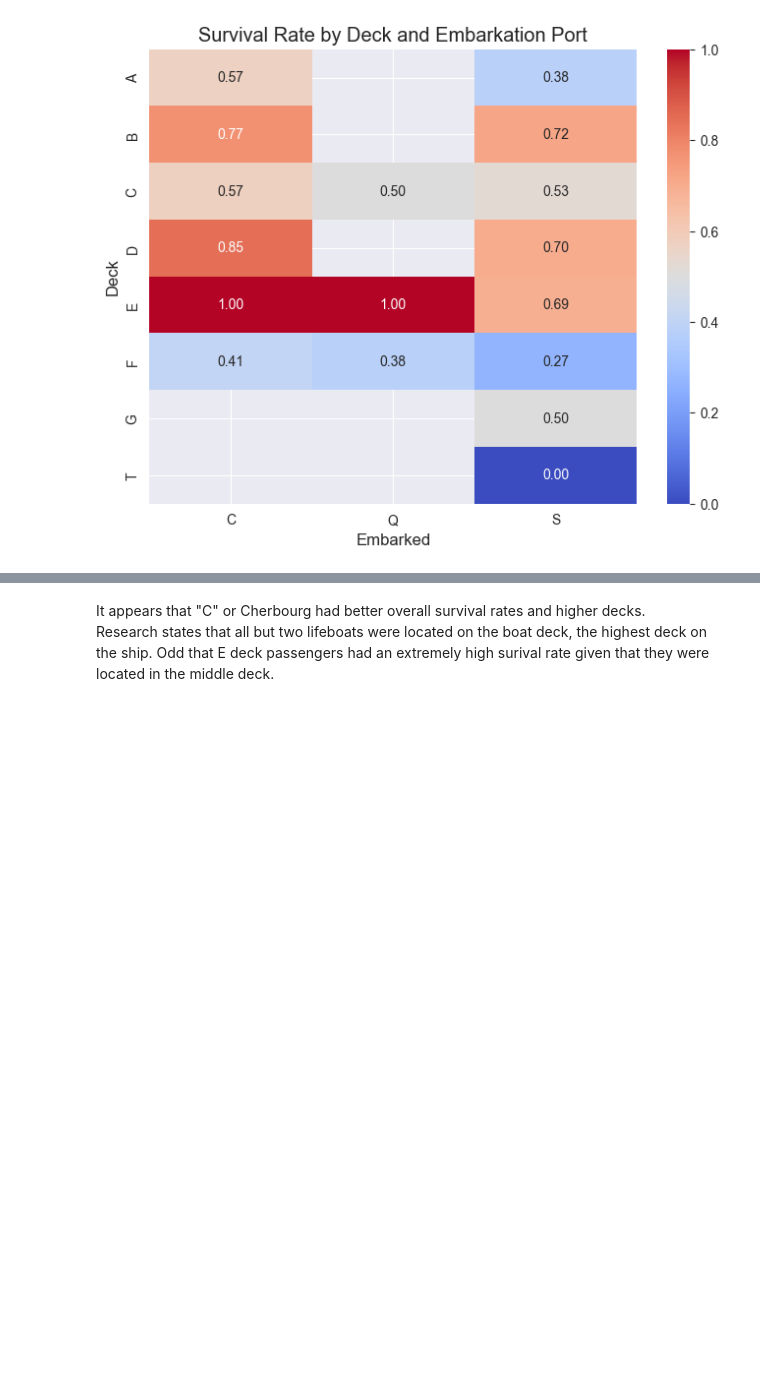
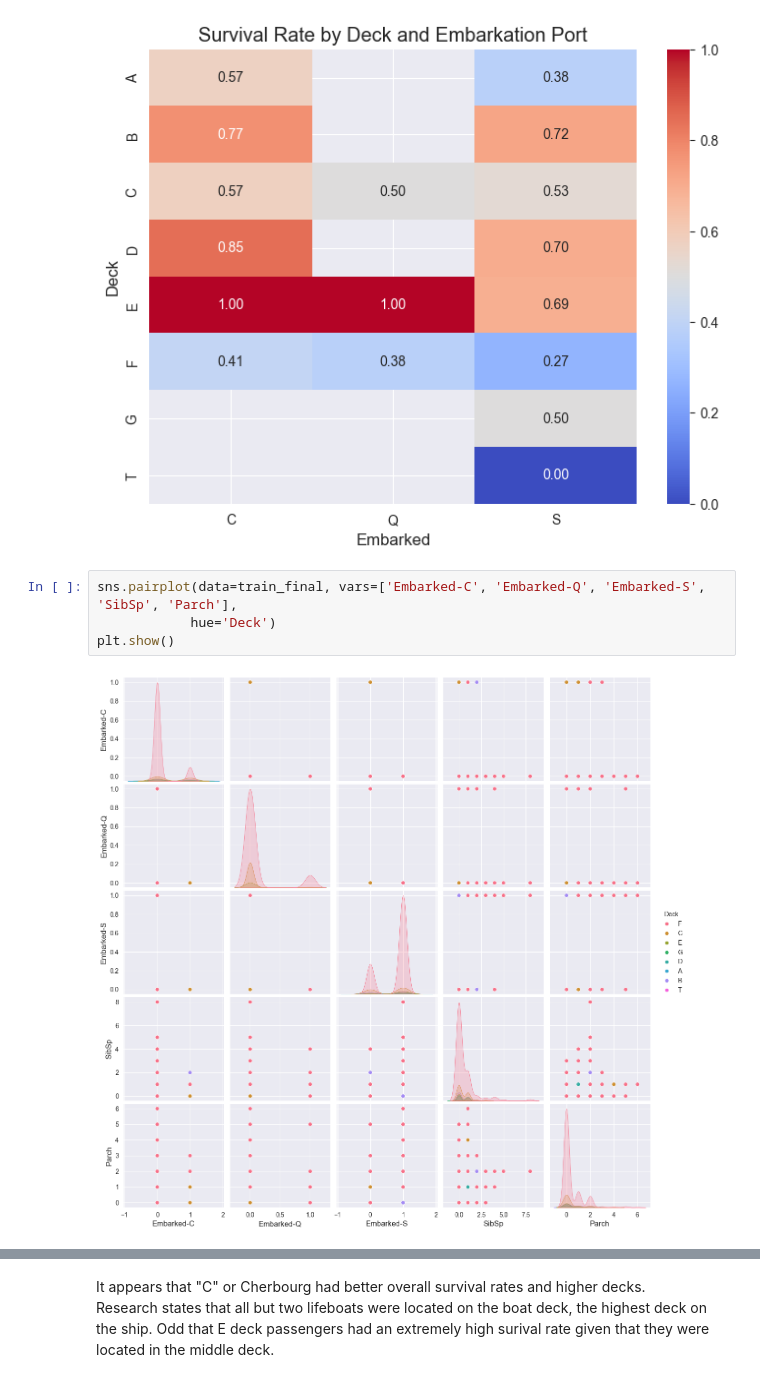
Before and after one commit to scottmr007/Titanic_EDA, a Jupyter notebook: Titanice_EDA.ipynb, the cells around one changed output, grey strips where cells are left out. Drawn from its saved outputs; the diff is of its cells as text; blank space fills up the shorter version.

```diff
--- a/Titanice_EDA.ipynb
+++ b/Titanice_EDA.ipynb
@@ -589,3 +597,9 @@ plt.title("Survival Rate by Deck and Embarkation Port")
 plt.show()
 # %% [output]
 [figure]
+# %%
+sns.pairplot(data=train_final, vars=['Embarked-C', 'Embarked-Q', 'Embarked-S', 'SibSp', 'Parch'],
+            hue='Deck')
+plt.show()
+# %% [output]
+[figure, added]
```
Also changed, not shown: parts of 18 cells of this notebook.
